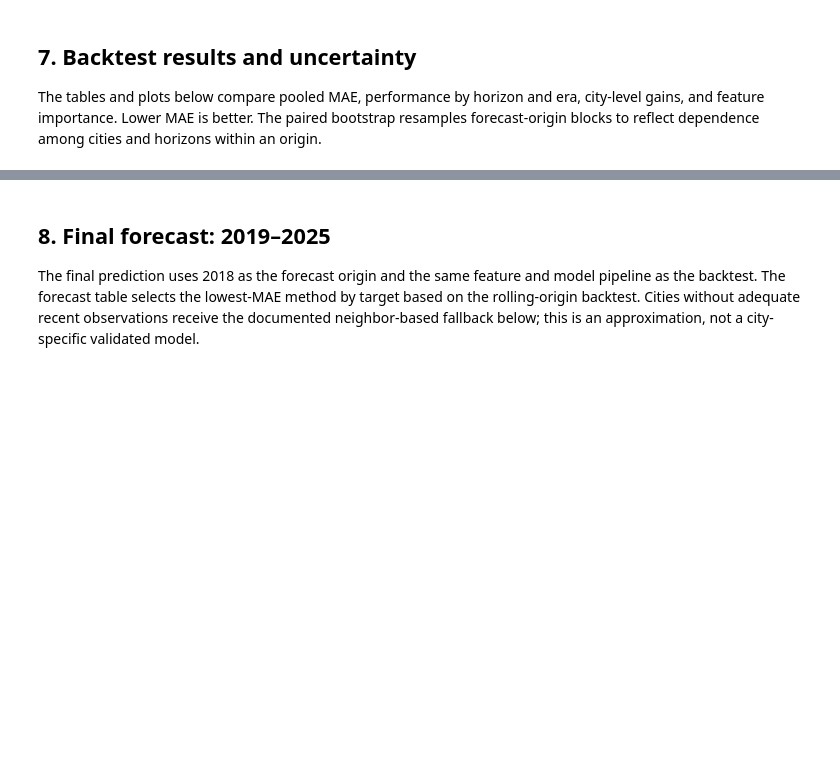
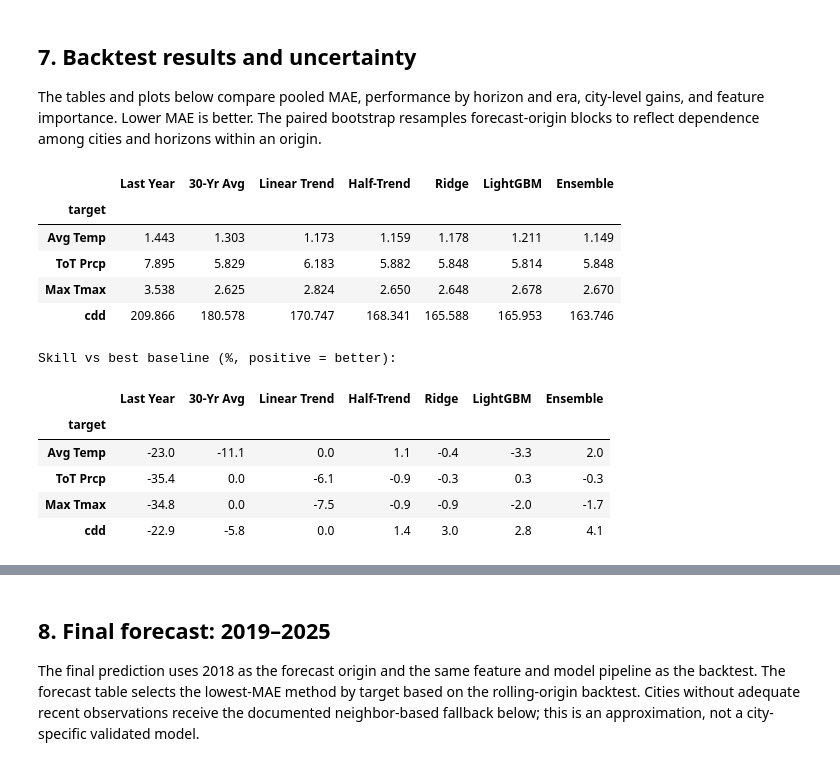
Before and after one commit to klepon-nusantara/protostar-challenge-climate-risk-intelligence, a Jupyter notebook: code/nb/sandbox.ipynb, the cells around one changed output, grey strips where cells are left out. Drawn from its saved outputs; the diff is of its cells as text; code cells hidden in the pictures; blank space fills up the shorter version.

```diff
--- a/code/nb/sandbox.ipynb
+++ b/code/nb/sandbox.ipynb
@@ -334,12 +424,26 @@ print(bt_all.shape)
 The tables and plots below compare pooled MAE, performance by horizon and era, city-level gains, and feature importance. Lower MAE is better. The paired bootstrap resamples forecast-origin blocks to reflect dependence among cities and horizons within an origin.
 # %%
 res = mae_table(bt_all, METHODS, by='target').loc[TCOLS]
-display(res.round(3).style.highlight_min(axis=1, color='#b7e4c7'))
+display(res.round(3))
 
 best_base = res[BASE].min(axis=1)
 skill = (1 - res[METHODS].div(best_base, axis=0)) * 100
 print('Skill vs best baseline (%, positive = better):')
-display(skill.round(1).style.background_gradient(cmap='RdYlGn', axis=None, vmin=-10, vmax=10))
+display(skill.round(1))
+# %% [output]
+|  | Last Year | 30-Yr Avg | Linear Trend | Half-Trend | Ridge | LightGBM | Ensemble |
+| target |  |  |  |  |  |  |  |
+| Avg Temp | 1.443 | 1.303 | 1.173 | 1.159 | 1.178 | 1.211 | 1.149 |
+| ToT Prcp | 7.895 | 5.829 | 6.183 | 5.882 | 5.848 | 5.814 | 5.848 |
+| Max Tmax | 3.538 | 2.625 | 2.824 | 2.650 | 2.648 | 2.678 | 2.670 |
+| cdd | 209.866 | 180.578 | 170.747 | 168.341 | 165.588 | 165.953 | 163.746 |
+Skill vs best baseline (%, positive = better):
+|  | Last Year | 30-Yr Avg | Linear Trend | Half-Trend | Ridge | LightGBM | Ensemble |
+| target |  |  |  |  |  |  |  |
+| Avg Temp | -23.0 | -11.1 | 0.0 | 1.1 | -0.4 | -3.3 | 2.0 |
+| ToT Prcp | -35.4 | 0.0 | -6.1 | -0.9 | -0.3 | 0.3 | -0.3 |
+| Max Tmax | -34.8 | 0.0 | -7.5 | -0.9 | -0.9 | -2.0 | -1.7 |
+| cdd | -22.9 | -5.8 | 0.0 | 1.4 | 3.0 | 2.8 | 4.1 |
 # %%
 # Paired uncertainty: bootstrap over (origin) blocks, because errors within an origin year are strongly correlated.
 def block_bootstrap_diff(frame, m_new, m_ref, n=500, seed=RNG):
```
Also changed, not shown: parts of 29 cells of this notebook, 6 other files.
